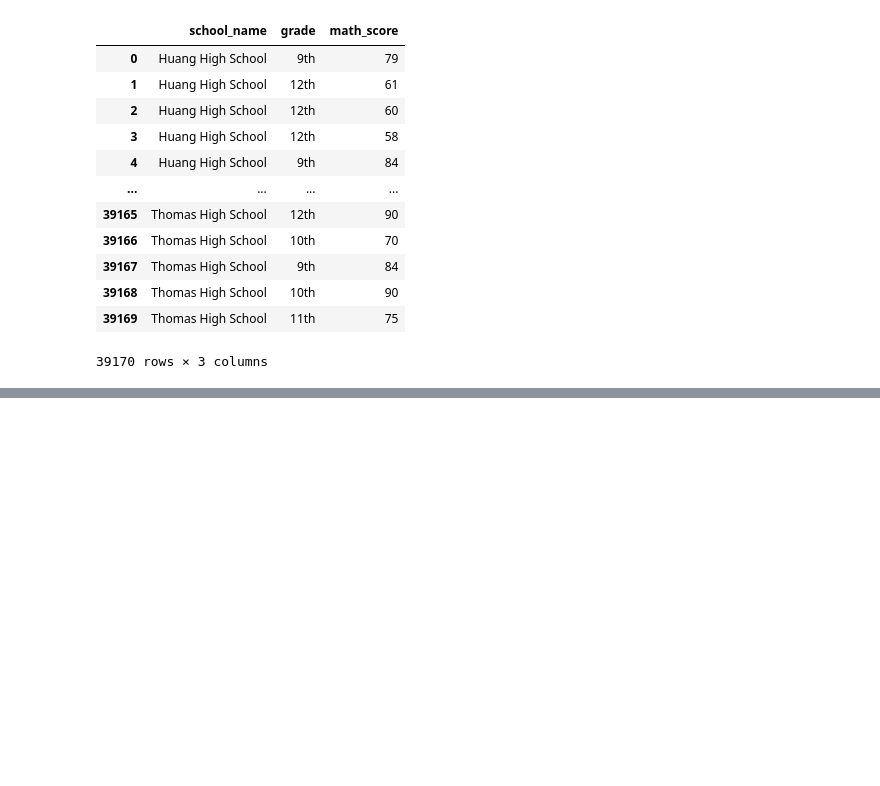
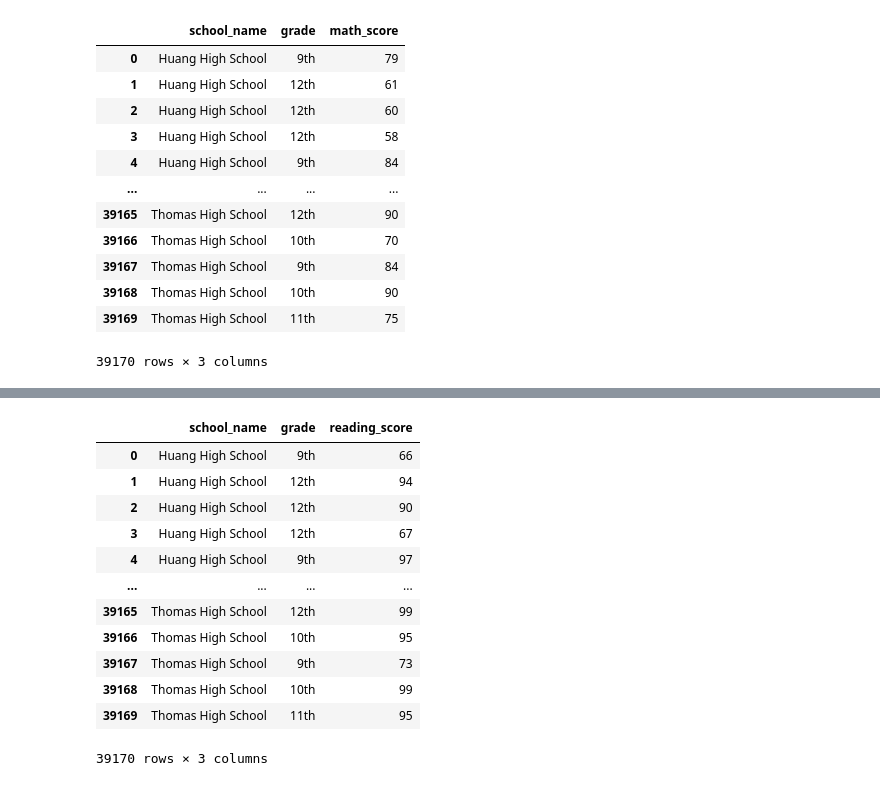
Before and after one commit to rchascall/pandas-challenge, a Jupyter notebook: PyCitySchools/PyCitySchools.ipynb, the cells around one changed output, grey strips where cells are left out. Drawn from its saved outputs; the diff is of its cells as text; code cells hidden in the pictures; blank space fills up the shorter version.

```diff
--- a/PyCitySchools/PyCitySchools.ipynb
+++ b/PyCitySchools/PyCitySchools.ipynb
@@ -575,0 +508,18 @@ grouped_math_scores_by_grade_df
+# %%
+# Reading Scores by Grade - Remove Unnecessary Columns
+reading_score_reduced_df = school_data_combined_df[["school_name", "grade", "reading_score"]]
+reading_score_reduced_df
+# %% [output]
+|  | school_name | grade | reading_score |
+| 0 | Huang High School | 9th | 66 |
+| 1 | Huang High School | 12th | 94 |
+| 2 | Huang High School | 12th | 90 |
+| 3 | Huang High School | 12th | 67 |
+| 4 | Huang High School | 9th | 97 |
+| ... | ... | ... | ... |
+| 39165 | Thomas High School | 12th | 99 |
+| 39166 | Thomas High School | 10th | 95 |
+| 39167 | Thomas High School | 9th | 73 |
+| 39168 | Thomas High School | 10th | 99 |
+| 39169 | Thomas High School | 11th | 95 |
+39170 rows × 3 columns
```
Also changed, not shown: parts of 15 cells of this notebook.
